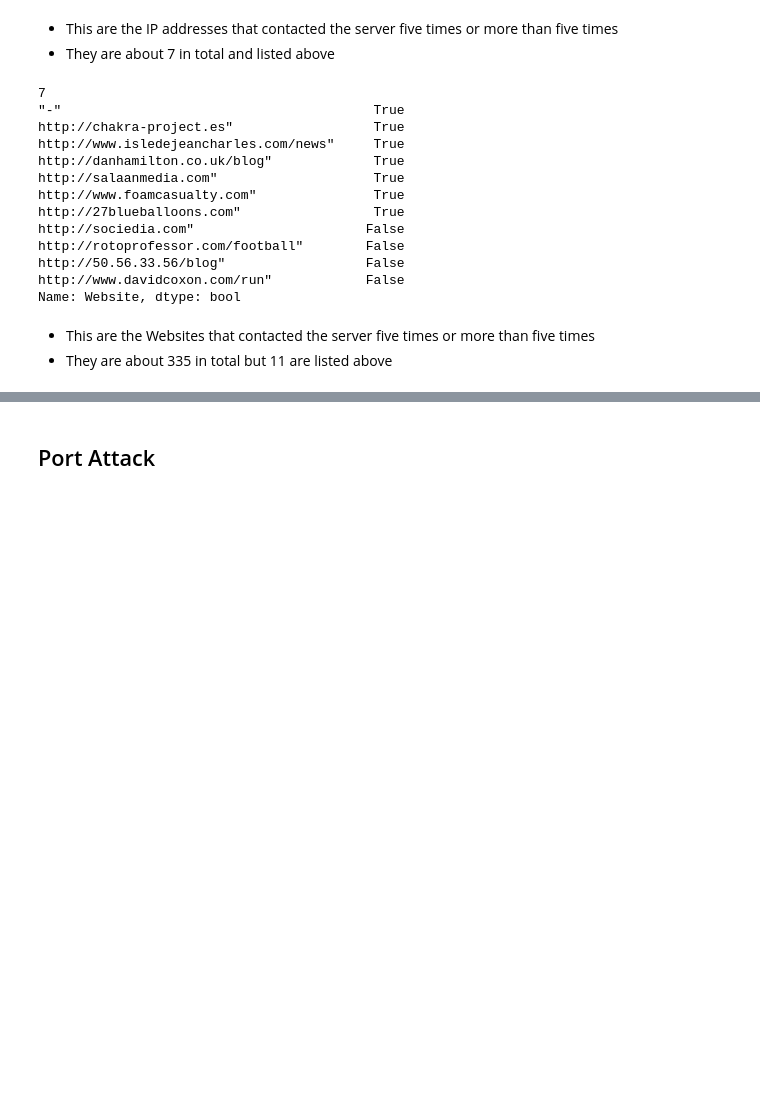
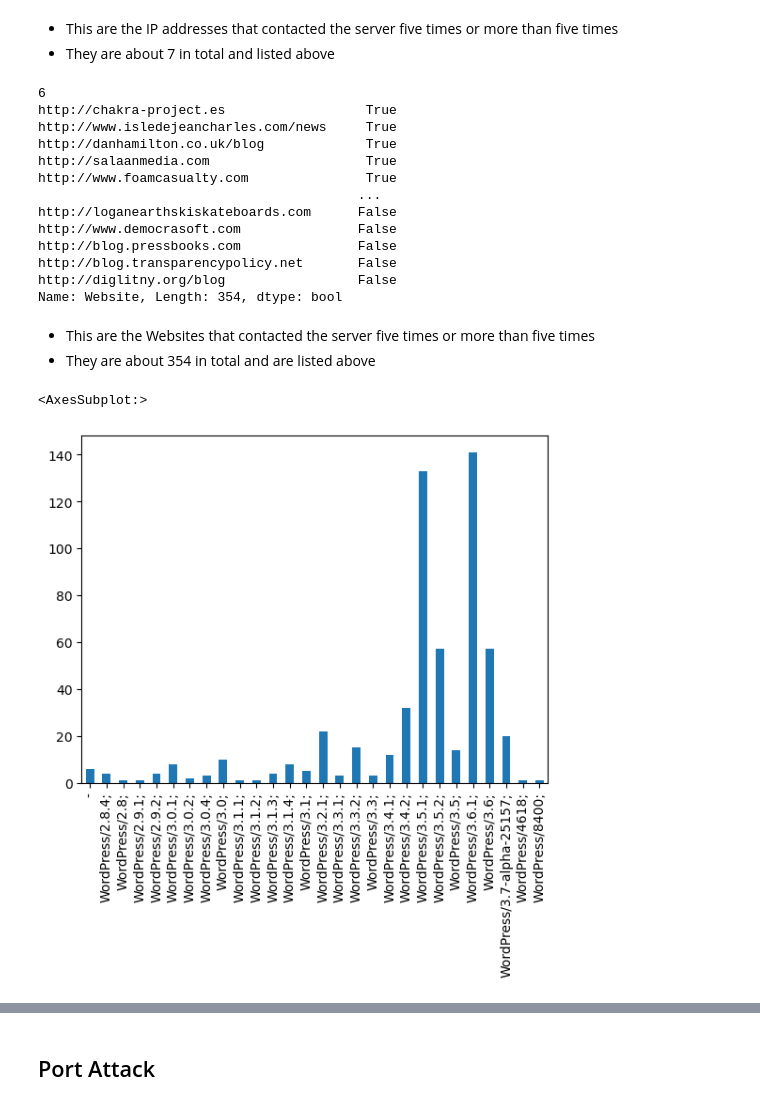
Before and after one commit to intellisenseCodez/EDA-on-Wordpress-DDos-Attack-Log, a Jupyter notebook: wordpress-data-analysis.ipynb, the cells around one changed output, grey strips where cells are left out. Cells and saved outputs as stored; diff of their text form; code cells hidden in the pictures; blank space fills up the shorter version.

```diff
--- a/wordpress-data-analysis.ipynb
+++ b/wordpress-data-analysis.ipynb
@@ -149,21 +220,26 @@ Name: IP Address, dtype: bool
 # %%
 web = df['Website'].value_counts()>=5
 print(web.sum())
-print(web[:11])
+print(web[:354])
 # %% [output]
-7
-"-"                                        True
-http://chakra-project.es"                  True
-http://www.isledejeancharles.com/news"     True
-http://danhamilton.co.uk/blog"             True
-http://salaanmedia.com"                    True
-http://www.foamcasualty.com"               True
-http://27blueballoons.com"                 True
-http://sociedia.com"                      False
-http://rotoprofessor.com/football"        False
-http://50.56.33.56/blog"                  False
-http://www.davidcoxon.com/run"            False
-Name: Website, dtype: bool
+6
+http://chakra-project.es                  True
+http://www.isledejeancharles.com/news     True
+http://danhamilton.co.uk/blog             True
+http://salaanmedia.com                    True
+http://www.foamcasualty.com               True
+                                         ...
+http://loganearthskiskateboards.com      False
+http://www.democrasoft.com               False
+http://blog.pressbooks.com               False
+http://blog.transparencypolicy.net       False
+http://diglitny.org/blog                 False
+Name: Website, Length: 354, dtype: bool
 # %% [markdown]
 * This are the Websites that contacted the server five times or more than five times
-* They are about 335 in total but 11 are listed above
+* They are about 354 in total and are listed above
+# %%
+df['Wordpress Version'].value_counts().sort_index().plot(kind ='bar')
+# %% [output]
+<AxesSubplot:>
+[figure, added]
```
Also changed, not shown: parts of 38 cells of this notebook, 1 other file.
